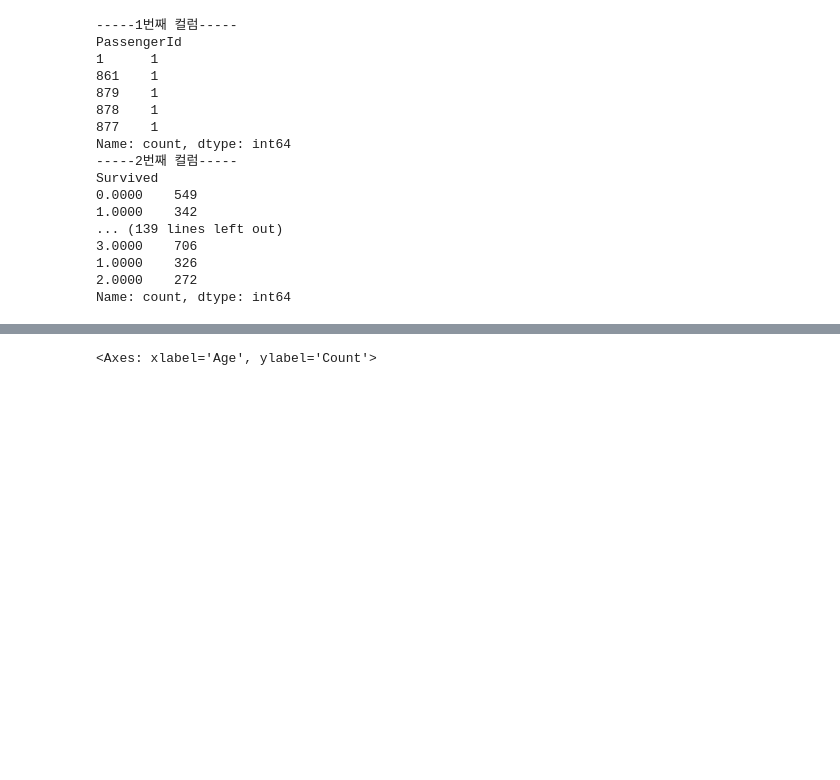
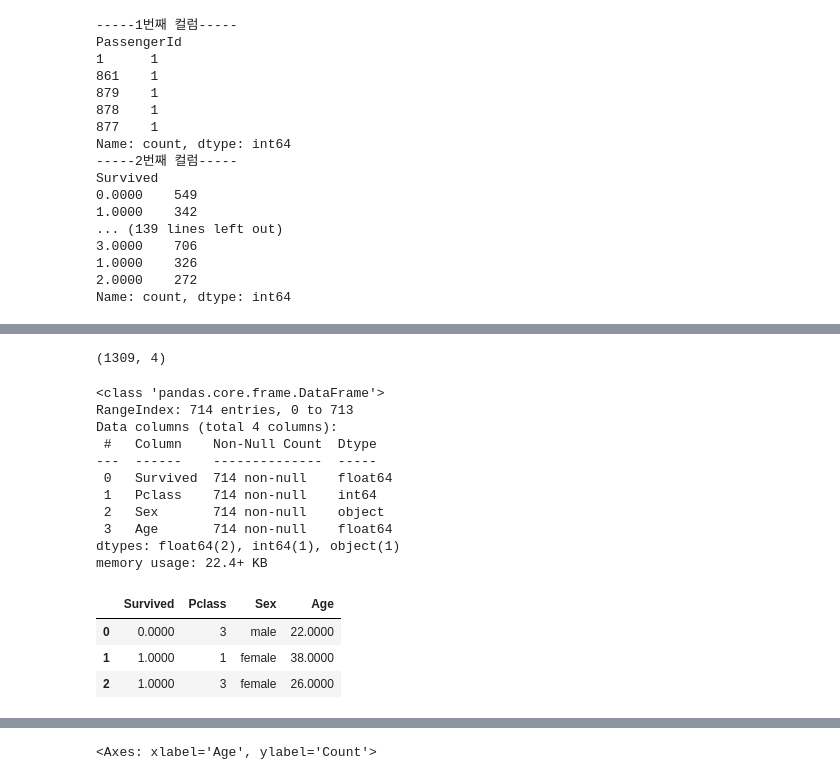
Before and after one commit to seonjaechoi0307/Project_Based_Learning, a Jupyter notebook: Titanic/Code/Project_Titanic.ipynb, the cells around one changed output, grey strips where cells are left out. Drawn from its saved outputs; the diff is of its cells as text; code cells hidden in the pictures; blank space fills up the shorter version.

```diff
--- a/Titanic/Code/Project_Titanic.ipynb
+++ b/Titanic/Code/Project_Titanic.ipynb
@@ -130,0 +209,30 @@ Name: count, dtype: int64
+# %%
+print(A01.shape)
+# %% [output]
+(1309, 4)
+# %%
+# 임의로 결측치를 대체할 방안이 생각이 안나므로
+# 결측치는 제거하기로 결정했다.
+A02 = A01.copy()
+A02.dropna(inplace=True)
+
+# 결측치 제거 후 인덱스 정렬
+A02 = A02.reset_index(drop=True)
+A02.info()
+A02.head(3)
+# %% [output]
+<class 'pandas.core.frame.DataFrame'>
+RangeIndex: 714 entries, 0 to 713
+Data columns (total 4 columns):
+ #   Column    Non-Null Count  Dtype
+---  ------    --------------  -----
+ 0   Survived  714 non-null    float64
+ 1   Pclass    714 non-null    int64
+ 2   Sex       714 non-null    object
+ 3   Age       714 non-null    float64
+dtypes: float64(2), int64(1), object(1)
+memory usage: 22.4+ KB
+|  | Survived | Pclass | Sex | Age |
+| 0 | 0.0000 | 3 | male | 22.0000 |
+| 1 | 1.0000 | 1 | female | 38.0000 |
+| 2 | 1.0000 | 3 | female | 26.0000 |
```
Also changed, not shown: parts of 11 cells of this notebook.
